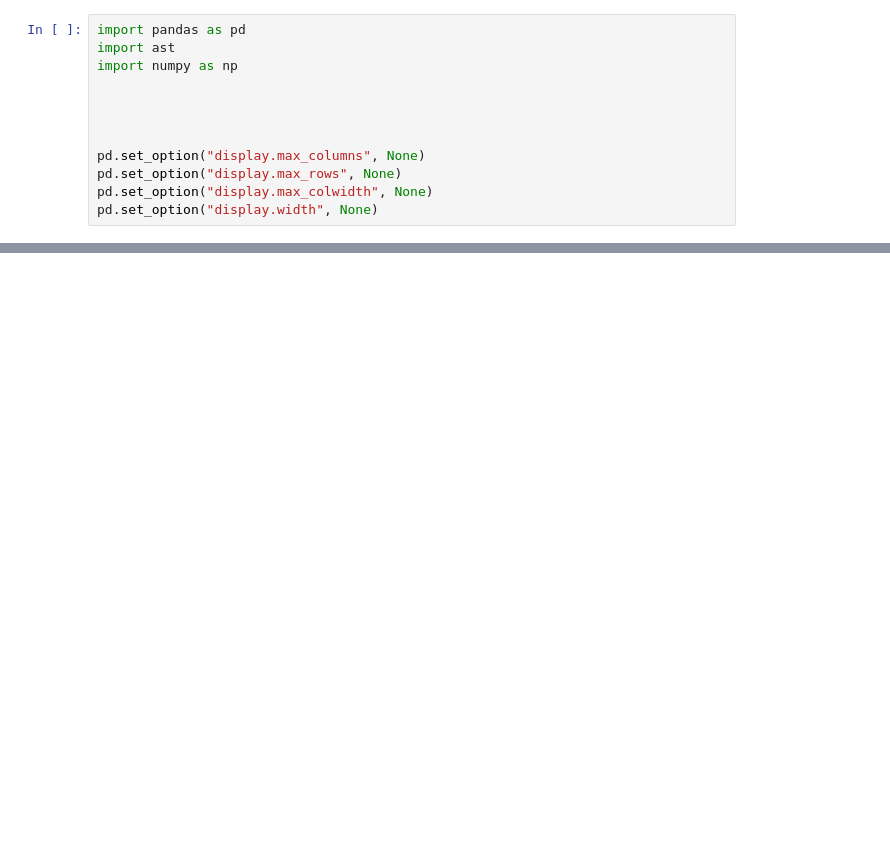
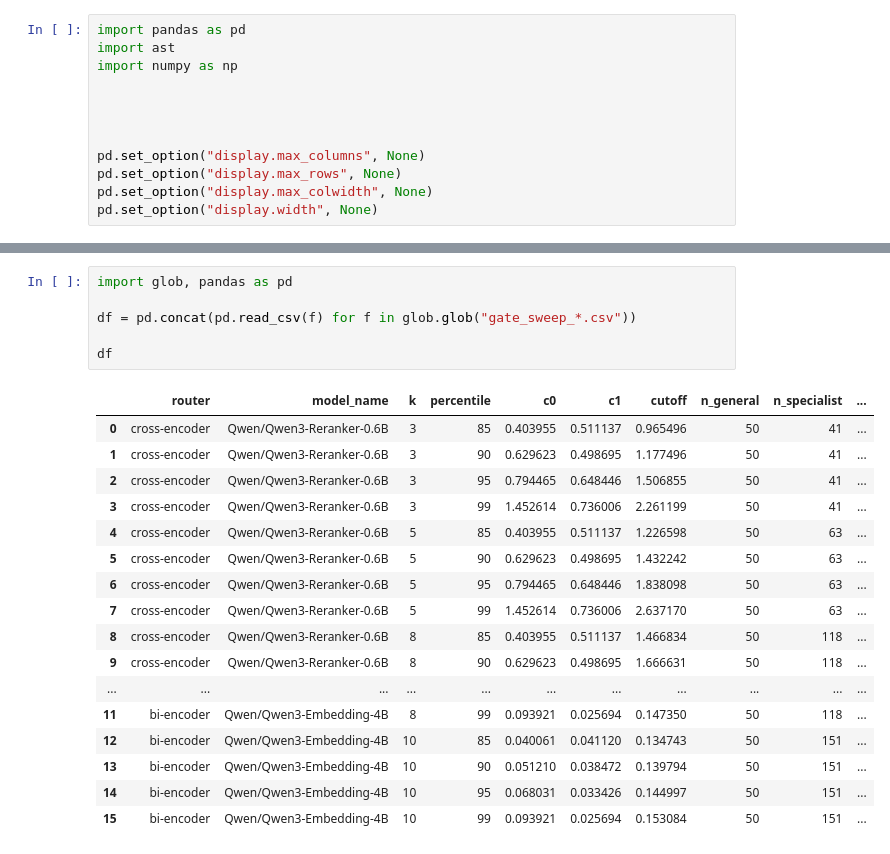
Before and after one commit to TheOpenSI/ADAPT, a Jupyter notebook: calibration_threshold/results_validation_scores/Threshold.ipynb, the cells around one changed output, grey strips where cells are left out. Cells and saved outputs as stored; diff of their text form; blank space fills up the shorter version.

```diff
--- a/calibration_threshold/results_validation_scores/Threshold.ipynb
+++ b/calibration_threshold/results_validation_scores/Threshold.ipynb
@@ -135,0 +32,24 @@ targets.round(2)
+# %%
+import glob, pandas as pd
+
+df = pd.concat(pd.read_csv(f) for f in glob.glob("gate_sweep_*.csv"))
+
+df
+# %% [output]
+|  | router | model_name | k | percentile | c0 | c1 | cutoff | n_general | n_specialist | ... |
+| 0 | cross-encoder | Qwen/Qwen3-Reranker-0.6B | 3 | 85 | 0.403955 | 0.511137 | 0.965496 | 50 | 41 | ... |
+| 1 | cross-encoder | Qwen/Qwen3-Reranker-0.6B | 3 | 90 | 0.629623 | 0.498695 | 1.177496 | 50 | 41 | ... |
+| 2 | cross-encoder | Qwen/Qwen3-Reranker-0.6B | 3 | 95 | 0.794465 | 0.648446 | 1.506855 | 50 | 41 | ... |
+| 3 | cross-encoder | Qwen/Qwen3-Reranker-0.6B | 3 | 99 | 1.452614 | 0.736006 | 2.261199 | 50 | 41 | ... |
+| 4 | cross-encoder | Qwen/Qwen3-Reranker-0.6B | 5 | 85 | 0.403955 | 0.511137 | 1.226598 | 50 | 63 | ... |
+| 5 | cross-encoder | Qwen/Qwen3-Reranker-0.6B | 5 | 90 | 0.629623 | 0.498695 | 1.432242 | 50 | 63 | ... |
+| 6 | cross-encoder | Qwen/Qwen3-Reranker-0.6B | 5 | 95 | 0.794465 | 0.648446 | 1.838098 | 50 | 63 | ... |
+| 7 | cross-encoder | Qwen/Qwen3-Reranker-0.6B | 5 | 99 | 1.452614 | 0.736006 | 2.637170 | 50 | 63 | ... |
+| 8 | cross-encoder | Qwen/Qwen3-Reranker-0.6B | 8 | 85 | 0.403955 | 0.511137 | 1.466834 | 50 | 118 | ... |
+| 9 | cross-encoder | Qwen/Qwen3-Reranker-0.6B | 8 | 90 | 0.629623 | 0.498695 | 1.666631 | 50 | 118 | ... |
+| ... | ... | ... | ... | ... | ... | ... | ... | ... | ... | ... |
+| 11 | bi-encoder | Qwen/Qwen3-Embedding-4B | 8 | 99 | 0.093921 | 0.025694 | 0.147350 | 50 | 118 | ... |
+| 12 | bi-encoder | Qwen/Qwen3-Embedding-4B | 10 | 85 | 0.040061 | 0.041120 | 0.134743 | 50 | 151 | ... |
+| 13 | bi-encoder | Qwen/Qwen3-Embedding-4B | 10 | 90 | 0.051210 | 0.038472 | 0.139794 | 50 | 151 | ... |
+| 14 | bi-encoder | Qwen/Qwen3-Embedding-4B | 10 | 95 | 0.068031 | 0.033426 | 0.144997 | 50 | 151 | ... |
+| 15 | bi-encoder | Qwen/Qwen3-Embedding-4B | 10 | 99 | 0.093921 | 0.025694 | 0.153084 | 50 | 151 | ... |
```
Also changed, not shown: parts of 15 cells of this notebook, 3 other files.
